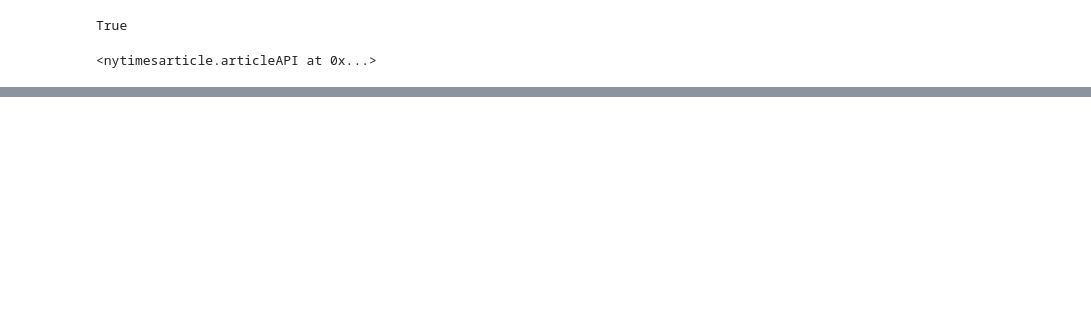
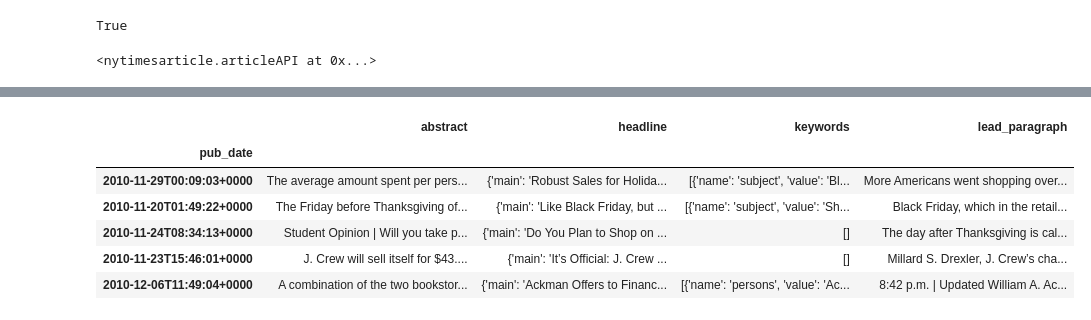
Before and after one commit to junaidqamer/HolidaySales, a Jupyter notebook: NYT_api.ipynb, the cells around one changed output, grey strips where cells are left out. Drawn from its saved outputs; the diff is of its cells as text; code cells hidden in the pictures; blank space fills up the shorter version.

Commit message:
finished dataframes for NYT articles for every year since 1992 to 2019

```diff
--- a/NYT_api.ipynb
+++ b/NYT_api.ipynb
@@ -250,0 +58,12 @@ articles_03
+# %%
+#pulled articles for NYT (00-19)
+articles_10 = api.search(q="holiday sales",begin_date=20101101, end_date=20101231)
+articles_11 = api.search(q="holiday sales",begin_date=20111101, end_date=20111231)
+articles_12 = api.search(q="holiday sales",begin_date=20121101, end_date=20121231)
+articles_13 = api.search(q="holiday sales",begin_date=20131101, end_date=20131231)
+articles_14 = api.search(q="holiday sales",begin_date=20141101, end_date=20141231)
+articles_15 = api.search(q="holiday sales",begin_date=20151101, end_date=20151231)
+articles_16 = api.search(q="holiday sales",begin_date=20161101, end_date=20161231)
+articles_17 = api.search(q="holiday sales",begin_date=20171101, end_date=20171231)
+articles_18 = api.search(q="holiday sales",begin_date=20181101, end_date=20181231)
+articles_19 = api.search(q="holiday sales",begin_date=20191101, end_date=20191231)
@@ -250,0 +341,15 @@ articles_03
+# %%
+# Dataframe for 10
+articles10= articles_10['response']
+articles_df_10 = pd.DataFrame(articles10['docs']).set_index('pub_date').drop(columns = ['_id','byline', 'document_type','multimedia','news_desk'
+                                                                         ,'print_page','print_section','snippet','source','subsection_name'
+                                                                         ,'type_of_material', 'uri','web_url','word_count','section_name'])
+articles_df_10.head()
+# %% [output]
+|  | abstract | headline | keywords | lead_paragraph |
+| pub_date |  |  |  |  |
+| 2010-11-29T00:09:03+0000 | The average amount spent per pers... | {'main': 'Robust Sales for Holida... | [{'name': 'subject', 'value': 'Bl... | More Americans went shopping over... |
+| 2010-11-20T01:49:22+0000 | The Friday before Thanksgiving of... | {'main': 'Like Black Friday, but ... | [{'name': 'subject', 'value': 'Sh... | Black Friday, which in the retail... |
+| 2010-11-24T08:34:13+0000 | Student Opinion | Will you take p... | {'main': 'Do You Plan to Shop on ... | [] | The day after Thanksgiving is cal... |
+| 2010-11-23T15:46:01+0000 | J. Crew will sell itself for $43.... | {'main': 'It’s Official: J. Crew ... | [] | Millard S. Drexler, J. Crew’s cha... |
+| 2010-12-06T11:49:04+0000 | A combination of the two bookstor... | {'main': 'Ackman Offers to Financ... | [{'name': 'persons', 'value': 'Ac... | 8:42 p.m. | Updated William A. Ac... |
```
Also changed, not shown: parts of 42 cells of this notebook.
